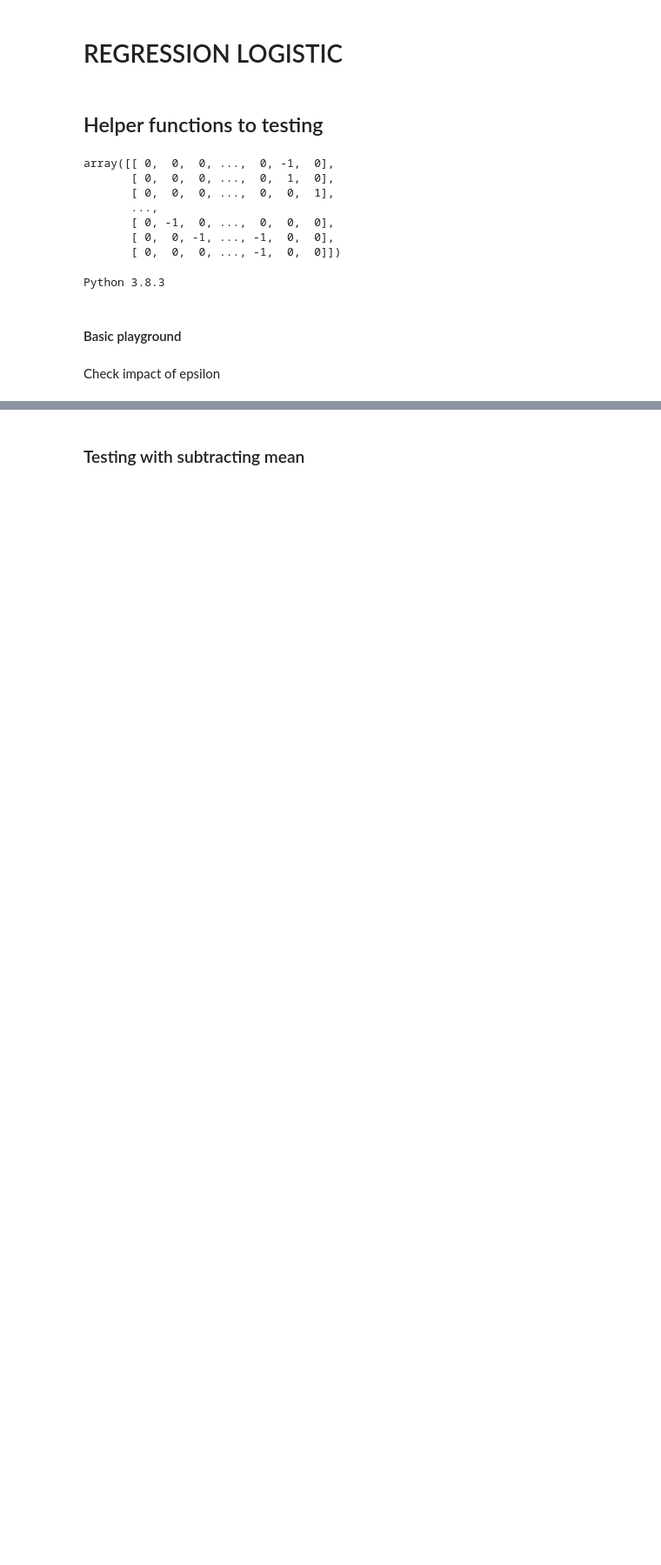
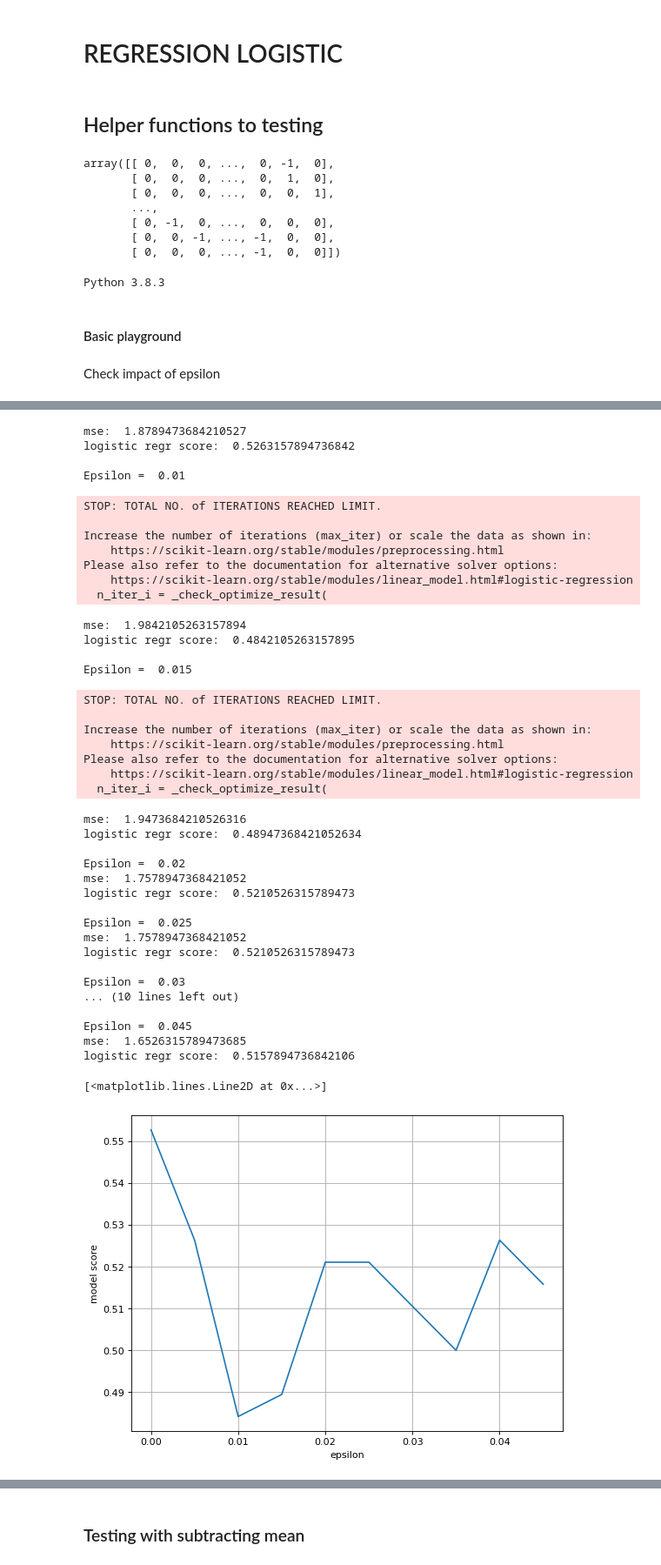
Before and after one commit to kpuchalskixiv/Impact-of-market-microstructure-on-stock-price, a Jupyter notebook: Thesis.ipynb, the cells around one changed output, grey strips where cells are left out. Shown at 87% size. Saved outputs shown, nothing was run; the diff lists cells and outputs as text; code cells hidden in the pictures; blank space fills up the shorter version.

Commit message:
added LogReg with scaling

```diff
--- a/Thesis.ipynb
+++ b/Thesis.ipynb
@@ -1280,7 +1282,7 @@ functions_to_call = {
     'price_change'                           : get_price_change_given_prices
 }
 # %%
-def up_still_down(x, epsilon = 0.5):
+def up_still_down(x, epsilon = 0.01):
     if x>epsilon:
         return 1
     elif x<-epsilon:
@@ -1373,8 +1375,25 @@ def test_linear_regr_classic(comp_id, interval, time_to_skip, time_back, names,
     for i in range(len(names)):
         print(names[i], " ", clf.coef_[i])
     mse(y[split:], y_predicted)
-    clf.score(X[split:], y[split:])
+    print("linear regr score: ", clf.score(X[split:], y[split:]))
     predict_ups_and_downs(X, y, split_percent, epsilon)
+# %%
+### PUCHACZ
+def test_logistic_regr_classic(X, y, split_percent, epsilon, use_scaling=False):
+   # X,y=get_X_y_classic(comp_id, interval, time_to_skip, time_back, names)
+    y=np.vectorize(up_still_down)(y,epsilon)#currently we hold price change in y
+    split=int(y.size*split_percent)
+    if use_scaling:
+        clf=make_pipeline(preprocessing.MaxAbsScaler(), LogisticRegression(max_iter=1000)).fit(X[:split], y[:split])
+    else:
+        clf = LogisticRegression(max_iter=1000).fit(X[:split], y[:split])
+    y_predicted=clf.predict(X[split:])
+  #  print("Coefficient impact:")
+   # for i in range(len(names)):
+    #    print(names[i], " ", clf.coef_[0,i])
+    print("mse: ", mse(y[split:], y_predicted))
+    print("logistic regr score: ", clf.score(X[split:], y[split:]))
+    return clf.score(X[split:], y[split:])
 # %% [markdown]
 #### Basic playground
 # %% [markdown]
@@ -1407,7 +1426,7 @@ names=[
       ]
 for epsilon in np.arange(0.0,0.2, 0.02):
     print('\nEpsilon = ',epsilon)
-    test_linear_regr(comp_id, interval, time_to_skip, time_back, names,split_percent, epsilon)
+    test_linear_regr_classic(comp_id, interval, time_to_skip, time_back, names,split_percent, epsilon)
 # %% [output]
 Epsilon =  0.0
 29.635416666666668% of intervals were SELL empty
@@ -1428,0 +1448,13 @@ decision tree score train:  0.6197368421052631
+# %%
+epsilons=np.arange(0.0,0.05, 0.005)
+scores=[]
+X,y=get_X_y_classic(comp_id, interval, time_to_skip, time_back, names)
+for epsilon in epsilons:
+    print('\nEpsilon = ',epsilon)
+    scores.append(test_logistic_regr_classic(X, np.copy(y),split_percent, epsilon, False))
+#BEFORE SCALING
+figure(figsize=(8, 6), dpi=80)
+plt.axes(xlabel='epsilon', ylabel='model score')
+plt.grid()
+plt.plot(epsilons, scores)
+# %% [output]
@@ -1428,0 +1485,41 @@ decision tree score train:  0.6197368421052631
+mse:  1.8789473684210527
+logistic regr score:  0.5263157894736842
+
+Epsilon =  0.01
+STOP: TOTAL NO. of ITERATIONS REACHED LIMIT.
+
+Increase the number of iterations (max_iter) or scale the data as shown in:
+    https://scikit-learn.org/stable/modules/preprocessing.html
+Please also refer to the documentation for alternative solver options:
+    https://scikit-learn.org/stable/modules/linear_model.html#logistic-regression
+  n_iter_i = _check_optimize_result(
+mse:  1.9842105263157894
+logistic regr score:  0.4842105263157895
+
+Epsilon =  0.015
+STOP: TOTAL NO. of ITERATIONS REACHED LIMIT.
+
+Increase the number of iterations (max_iter) or scale the data as shown in:
+    https://scikit-learn.org/stable/modules/preprocessing.html
+Please also refer to the documentation for alternative solver options:
+    https://scikit-learn.org/stable/modules/linear_model.html#logistic-regression
+  n_iter_i = _check_optimize_result(
+mse:  1.9473684210526316
+logistic regr score:  0.48947368421052634
+
+Epsilon =  0.02
+mse:  1.7578947368421052
+logistic regr score:  0.5210526315789473
+
+Epsilon =  0.025
+mse:  1.7578947368421052
+logistic regr score:  0.5210526315789473
+
+Epsilon =  0.03
+... (10 lines left out)
+
+Epsilon =  0.045
+mse:  1.6526315789473685
+logistic regr score:  0.5157894736842106
+[<matplotlib.lines.Line2D at 0x...>]
+[figure, added]
```
Also changed, not shown: parts of 8 cells of this notebook.
